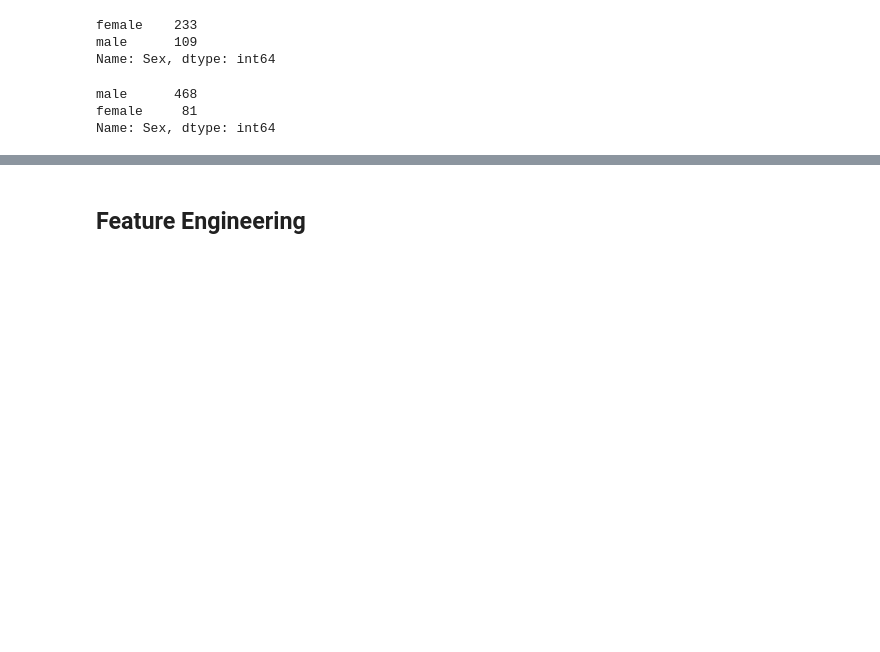
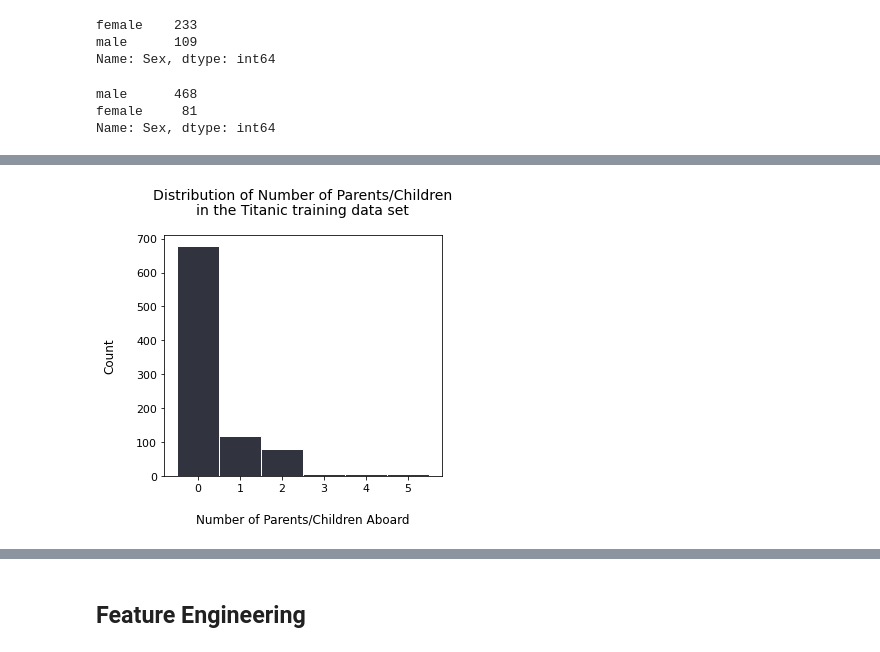
Before and after one commit to pvasudev16/titanic, a Jupyter notebook: titanic.ipynb, the cells around one changed output, grey strips where cells are left out. Saved outputs shown, nothing was run; the diff lists cells and outputs as text; code cells hidden in the pictures; blank space fills up the shorter version.

```diff
--- a/titanic.ipynb
+++ b/titanic.ipynb
@@ -631,0 +733,25 @@ Name: Sex, dtype: int64
+# %%
+# Plot a histogram of the number of parents/children abord
+fig = plt.figure(
+    figsize=(
+        FIG_WIDTH_INCHES,
+        FIG_HEIGHT_INCHES
+    )
+)
+ax = fig.add_subplot(111)
+plot_histogram(
+    axis=ax,
+    data_frame=train_data,
+    data_column_string="Parch",
+    bins_list=list(np.arange(7)),
+    colour_string=TITANIC_COLOUR,
+    xlabel_string="Number of Parents/Children Aboard",
+    ylabel_string="Count",
+    title_string="Distribution of Number of Parents/Children\nin the Titanic training data set",
+    linewidth_num=1,
+    alignment_string="left"
+)
+plt.tight_layout()
+plt.show()
+# %% [output]
+[figure, added]
```
Also changed, not shown: parts of 21 cells of this notebook.
